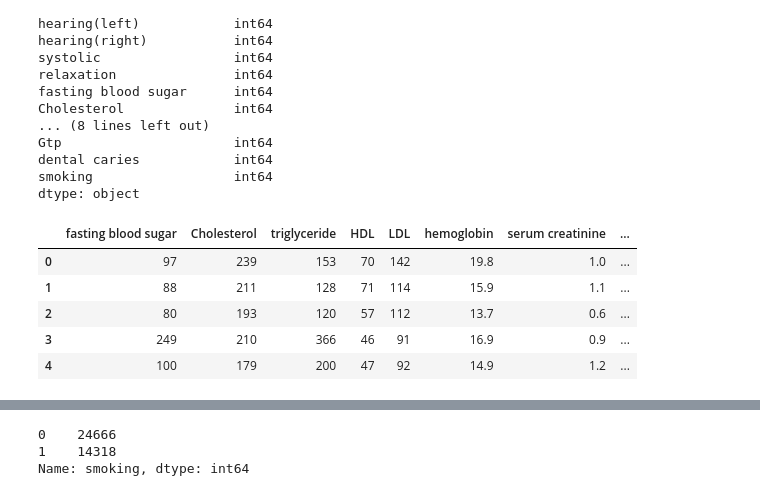
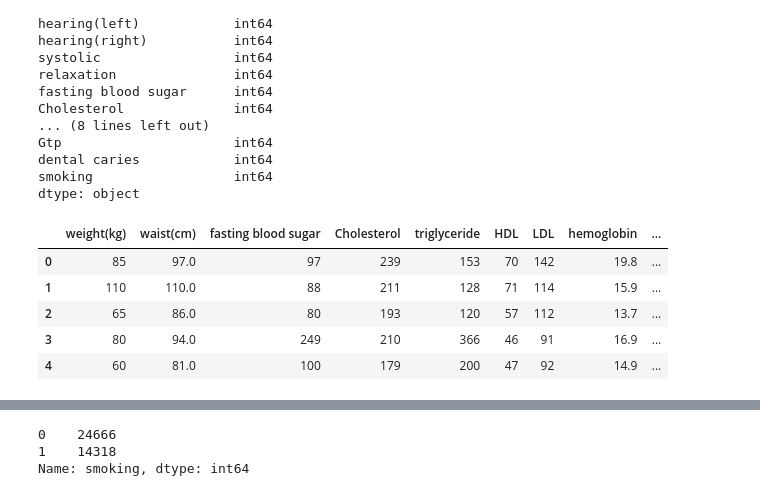
Before and after one commit to kwinterling/FinalProject, a Jupyter notebook: BRF_Model.ipynb, the cells around one changed output, grey strips where cells are left out. Drawn from its saved outputs; the diff is of its cells as text; code cells hidden in the pictures.

```diff
--- a/BRF_Experiments.ipynb
+++ b/BRF_Model.ipynb
@@ -53,15 +53,17 @@ smoking                  int64
 dtype: object
 # %%
 # Drop the non-beneficial ID columns.
-new_df = df.drop(['waist(cm)', 'height(cm)', 'weight(kg)', 'eyesight(left)', 'eyesight(right)', 'hearing(left)', 'hearing(right)', 'Urine protein', 'dental caries', 'relaxation', 'AST', 'age', 'systolic'], axis=1)
+# new_df = df.drop(['waist(cm)', 'height(cm)', 'weight(kg)', 'eyesight(left)', 'eyesight(right)', 'hearing(left)', 'hearing(right)', 'Urine protein', 'dental caries', 'relaxation', 'AST', 'age', 'systolic'], axis=1)
+new_df = df.drop(['eyesight(left)', 'height(cm)', 'eyesight(right)', 'hearing(left)', 'hearing(right)', 'Urine protein', 'dental caries', 'relaxation', 'AST', 'age', 'systolic'], axis=1)
+# new_df = df
 new_df.head()
 # %% [output]
-|  | fasting blood sugar | Cholesterol | triglyceride | HDL | LDL | hemoglobin | serum creatinine | ... |
-| 0 | 97 | 239 | 153 | 70 | 142 | 19.8 | 1.0 | ... |
-| 1 | 88 | 211 | 128 | 71 | 114 | 15.9 | 1.1 | ... |
-| 2 | 80 | 193 | 120 | 57 | 112 | 13.7 | 0.6 | ... |
-| 3 | 249 | 210 | 366 | 46 | 91 | 16.9 | 0.9 | ... |
-| 4 | 100 | 179 | 200 | 47 | 92 | 14.9 | 1.2 | ... |
+|  | weight(kg) | waist(cm) | fasting blood sugar | Cholesterol | triglyceride | HDL | LDL | hemoglobin | ... |
+| 0 | 85 | 97.0 | 97 | 239 | 153 | 70 | 142 | 19.8 | ... |
+| 1 | 110 | 110.0 | 88 | 211 | 128 | 71 | 114 | 15.9 | ... |
+| 2 | 65 | 86.0 | 80 | 193 | 120 | 57 | 112 | 13.7 | ... |
+| 3 | 80 | 94.0 | 249 | 210 | 366 | 46 | 91 | 16.9 | ... |
+| 4 | 60 | 81.0 | 100 | 179 | 200 | 47 | 92 | 14.9 | ... |
 # %%
 X = new_df.drop(columns="smoking")
 y = pd.DataFrame(new_df["smoking"])
```
Also changed, not shown: parts of 10 cells of this notebook, 1 other file.
